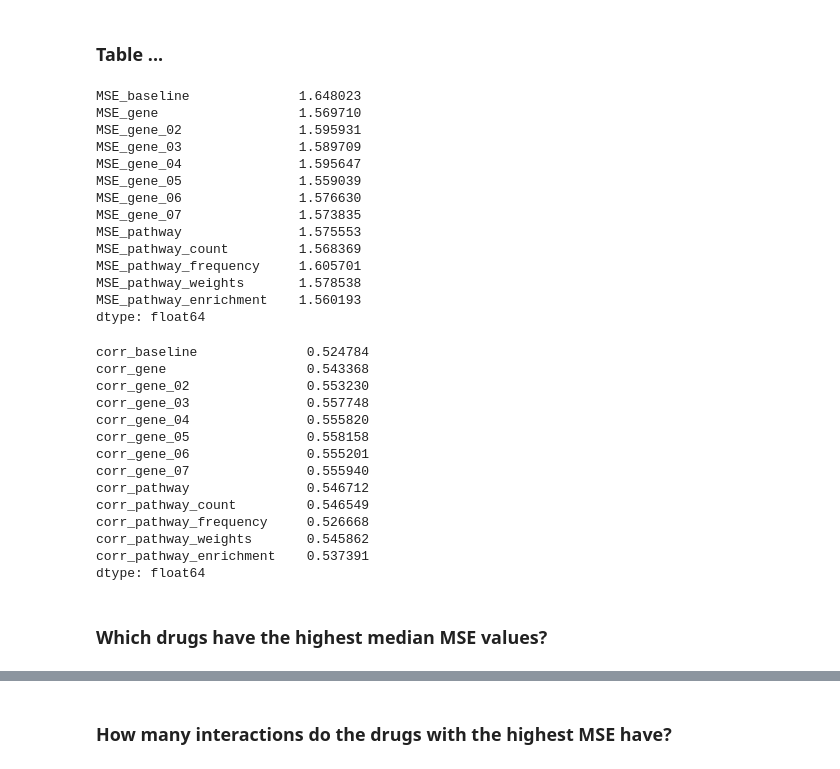
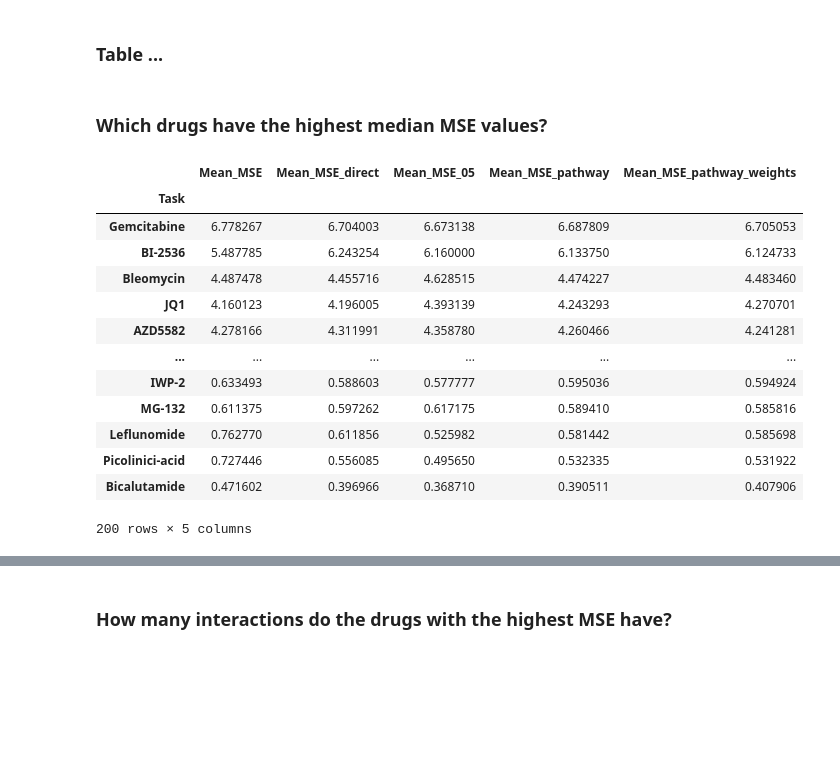
Before and after one commit to txm0324/Bachelor-Thesis, a Jupyter notebook: TUGDA/MSE_Analysis.ipynb, the cells around one changed output, grey strips where cells are left out. Drawn from its saved outputs; the diff is of its cells as text; code cells hidden in the pictures; blank space fills up the shorter version.

```diff
--- a/TUGDA/MSE_Analysis.ipynb
+++ b/TUGDA/MSE_Analysis.ipynb
@@ -68,20 +77 @@ combined_df_mses = pd.concat([
 ], axis=1)  # axis=1 bedeutet spaltenweise Zusammenfügen
-# %%
-# median MSE
-median_mses = combined_df_mses.median(axis=0)
-print(median_mses)
-# %% [output]
-MSE_baseline              1.648023
-MSE_gene                  1.569710
-MSE_gene_02               1.595931
-MSE_gene_03               1.589709
-MSE_gene_04               1.595647
-MSE_gene_05               1.559039
-MSE_gene_06               1.576630
-MSE_gene_07               1.573835
-MSE_pathway               1.575553
-MSE_pathway_count         1.568369
-MSE_pathway_frequency     1.605701
-MSE_pathway_weights       1.578538
-MSE_pathway_enrichment    1.560193
-dtype: float64
@@ -139,22 +78,3 @@ combined_df_corr = pd.concat([
-# %%
-# median MSE
-median_mses = combined_df_corr.median(axis=0)
-print(median_mses)
-# %% [output]
-corr_baseline              0.524784
-corr_gene                  0.543368
-corr_gene_02               0.553230
-corr_gene_03               0.557748
-corr_gene_04               0.555820
-corr_gene_05               0.558158
-corr_gene_06               0.555201
-corr_gene_07               0.555940
-corr_pathway               0.546712
-corr_pathway_count         0.546549
-corr_pathway_frequency     0.526668
-corr_pathway_weights       0.545862
-corr_pathway_enrichment    0.537391
-dtype: float64
 # %% [markdown]
 ### Which drugs have the highest median MSE values?
 # %%
@@ -165,0 +85,17 @@ for col in combined_df_mses.columns:
+# %%
+combined_df
+# %% [output]
+|  | Mean_MSE | Mean_MSE_direct | Mean_MSE_05 | Mean_MSE_pathway | Mean_MSE_pathway_weights |
+| Task |  |  |  |  |  |
+| Gemcitabine | 6.778267 | 6.704003 | 6.673138 | 6.687809 | 6.705053 |
+| BI-2536 | 5.487785 | 6.243254 | 6.160000 | 6.133750 | 6.124733 |
+| Bleomycin | 4.487478 | 4.455716 | 4.628515 | 4.474227 | 4.483460 |
+| JQ1 | 4.160123 | 4.196005 | 4.393139 | 4.243293 | 4.270701 |
+| AZD5582 | 4.278166 | 4.311991 | 4.358780 | 4.260466 | 4.241281 |
+| ... | ... | ... | ... | ... | ... |
+| IWP-2 | 0.633493 | 0.588603 | 0.577777 | 0.595036 | 0.594924 |
+| MG-132 | 0.611375 | 0.597262 | 0.617175 | 0.589410 | 0.585816 |
+| Leflunomide | 0.762770 | 0.611856 | 0.525982 | 0.581442 | 0.585698 |
+| Picolinici-acid | 0.727446 | 0.556085 | 0.495650 | 0.532335 | 0.531922 |
+| Bicalutamide | 0.471602 | 0.396966 | 0.368710 | 0.390511 | 0.407906 |
+200 rows × 5 columns
```
Also changed, not shown: parts of 7 cells of this notebook, 35 other files.
